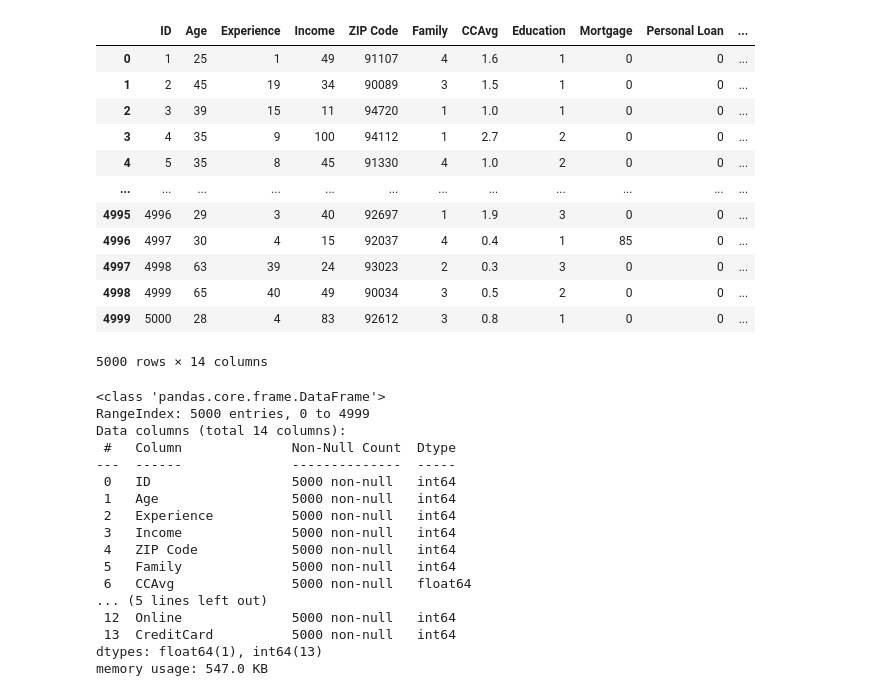
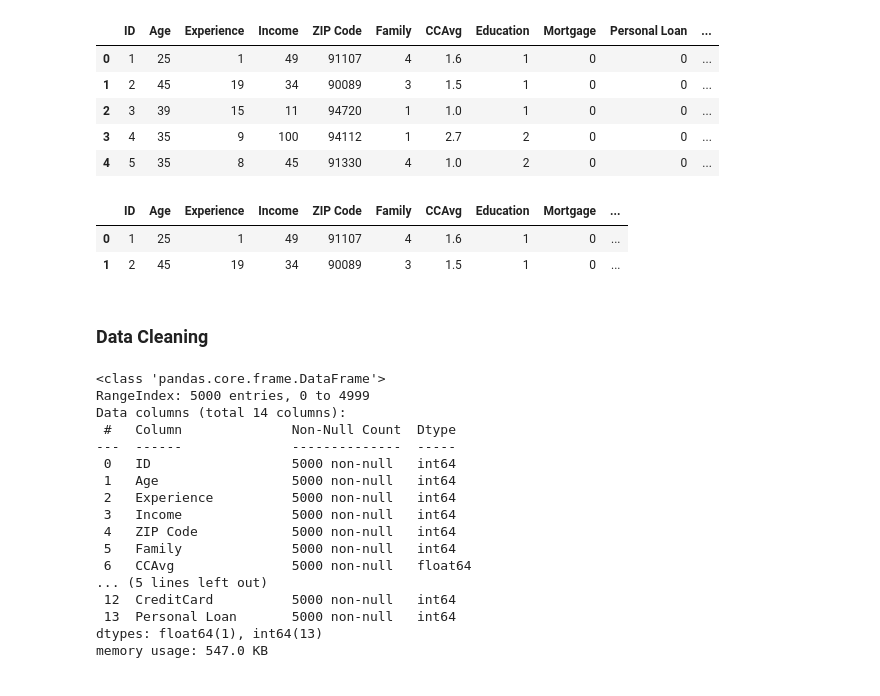
Before and after one commit to adityadash300/Internship_Studio, a Jupyter notebook: Solution.ipynb, the cells around one changed output. Saved outputs shown, nothing was run; the diff lists cells and outputs as text; code cells hidden in the pictures.

```diff
--- a/Solution.ipynb
+++ b/Solution.ipynb
@@ -5,17 +16,10 @@ import matplotlib.pyplot as plt
 # %%
 df = pd.read_excel('dataset.xlsx', sheet_name = 'Data')
-df
+df.head()
 # %% [output]
 |  | ID | Age | Experience | Income | ZIP Code | Family | CCAvg | Education | Mortgage | Personal Loan | ... |
 | 0 | 1 | 25 | 1 | 49 | 91107 | 4 | 1.6 | 1 | 0 | 0 | ... |
 | 1 | 2 | 45 | 19 | 34 | 90089 | 3 | 1.5 | 1 | 0 | 0 | ... |
 | 2 | 3 | 39 | 15 | 11 | 94720 | 1 | 1.0 | 1 | 0 | 0 | ... |
 | 3 | 4 | 35 | 9 | 100 | 94112 | 1 | 2.7 | 2 | 0 | 0 | ... |
 | 4 | 5 | 35 | 8 | 45 | 91330 | 4 | 1.0 | 2 | 0 | 0 | ... |
-| ... | ... | ... | ... | ... | ... | ... | ... | ... | ... | ... | ... |
-| 4995 | 4996 | 29 | 3 | 40 | 92697 | 1 | 1.9 | 3 | 0 | 0 | ... |
-| 4996 | 4997 | 30 | 4 | 15 | 92037 | 4 | 0.4 | 1 | 85 | 0 | ... |
-| 4997 | 4998 | 63 | 39 | 24 | 93023 | 2 | 0.3 | 3 | 0 | 0 | ... |
-| 4998 | 4999 | 65 | 40 | 49 | 90034 | 3 | 0.5 | 2 | 0 | 0 | ... |
-| 4999 | 5000 | 28 | 4 | 83 | 92612 | 3 | 0.8 | 1 | 0 | 0 | ... |
-5000 rows × 14 columns
@@ -22,5 +29,16 @@ df
+# %%
+y = df_bank['Personal Loan']                                # Adjusting the position of column Personal Loan.
+df_Bank.drop(['Personal Loan'], axis = 1,inplace = True)
+df['Personal Loan'] = y
+df_bank.head(2)
+# %% [output]
+|  | ID | Age | Experience | Income | ZIP Code | Family | CCAvg | Education | Mortgage | ... |
+| 0 | 1 | 25 | 1 | 49 | 91107 | 4 | 1.6 | 1 | 0 | ... |
+| 1 | 2 | 45 | 19 | 34 | 90089 | 3 | 1.5 | 1 | 0 | ... |
+# %% [markdown]
+### Data Cleaning
 # %%
-df.info()
+df_bank.info()
 # %% [output]
 <class 'pandas.core.frame.DataFrame'>
 RangeIndex: 5000 entries, 0 to 4999
@@ -35,7 +53,7 @@ Data columns (total 14 columns):
  5   Family              5000 non-null   int64
  6   CCAvg               5000 non-null   float64
 ... (5 lines left out)
- 12  Online              5000 non-null   int64
- 13  CreditCard          5000 non-null   int64
+ 12  CreditCard          5000 non-null   int64
+ 13  Personal Loan       5000 non-null   int64
 dtypes: float64(1), int64(13)
 memory usage: 547.0 KB
```
Also changed, not shown: parts of 16 cells of this notebook.
